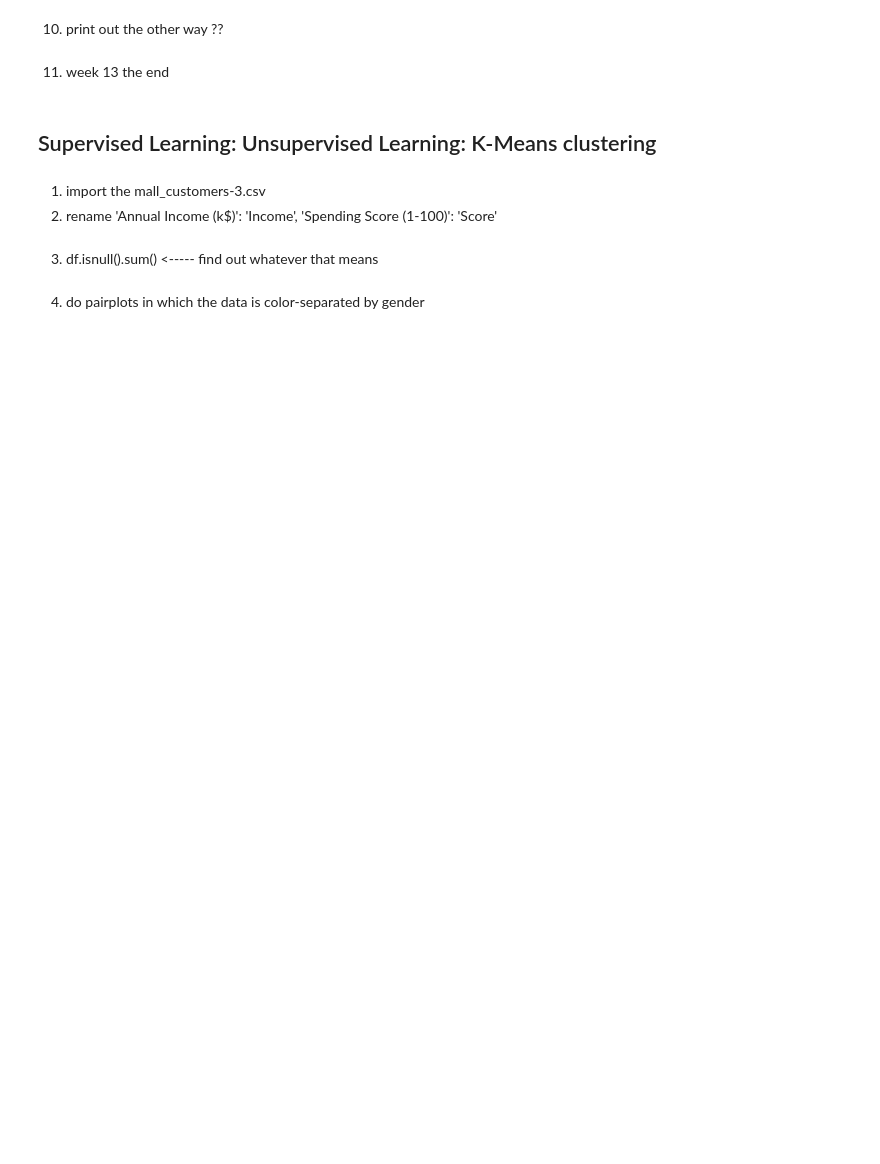
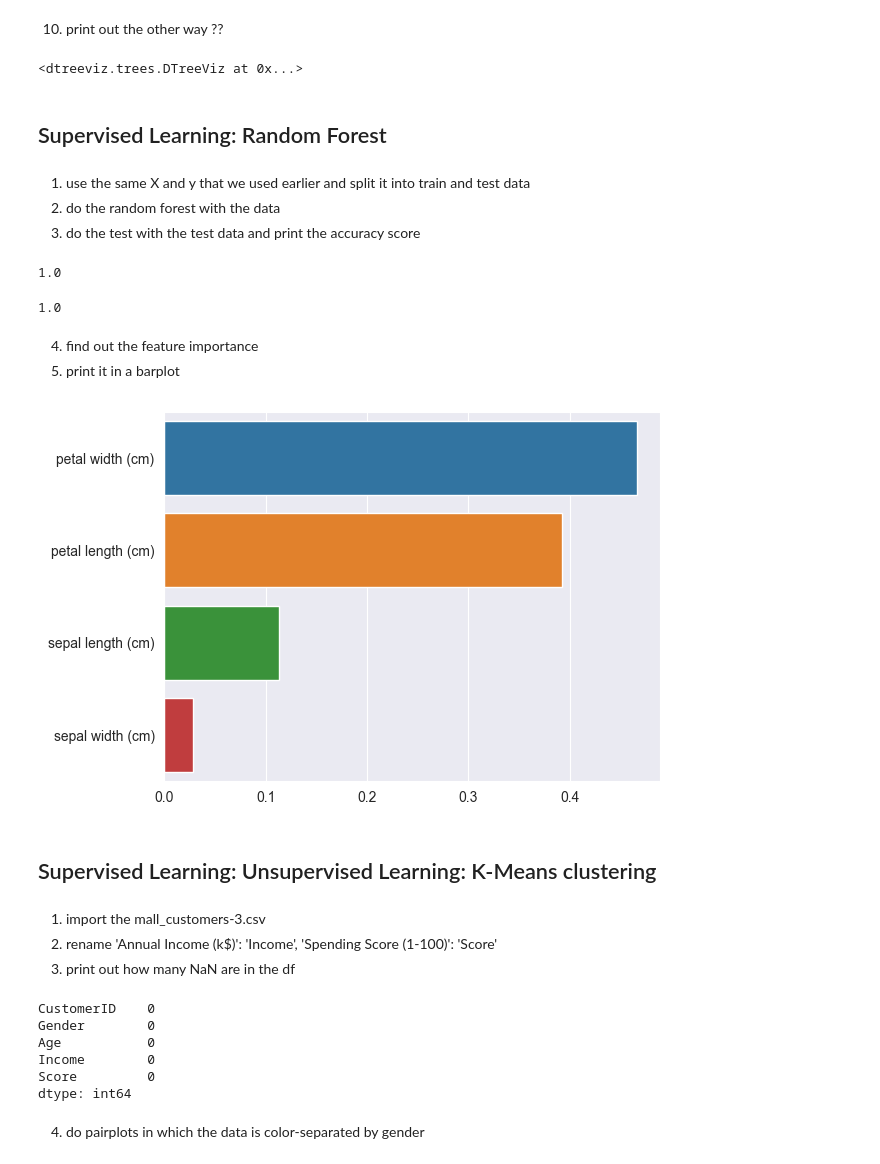
Before and after one commit to sonjaJolanda/BigDataSocialSciences, a Jupyter notebook: exercises_again_again/13-15_finals_summary.ipynb, the cells around one changed output. Drawn from its saved outputs; the diff is of its cells as text; code cells hidden in the pictures; blank space fills up the shorter version.

Commit message:
done until week 14, the middle

```diff
--- a/exercises_again_again/13-15_finals_summary.ipynb
+++ b/exercises_again_again/13-15_finals_summary.ipynb
@@ -55,7 +128,43 @@ import pydotplus
 # %% [markdown]
 10. print out the other way ??
-# %% [markdown]
-11. week 13 the end
+# %%
+from dtreeviz.trees import dtreeviz
+
+viz = dtreeviz(dec_tree_classifier,
+               iris['data'],
+               iris['target'],
+               target_name='species',
+               feature_names=np.array(iris['feature_names']),
+               class_names={0: 'setosa', 1: 'versicolor', 2: 'virginica'})
+viz
+# %% [output]
+<dtreeviz.trees.DTreeViz at 0x...>
+# %% [markdown]
+## Supervised Learning: Random Forest
+# %% [markdown]
+1. use the same X and y that we used earlier and split it into train and test data
+2. do the random forest with the data
+3. do the test with the test data and print the accuracy score
+# %%
+from sklearn.ensemble import RandomForestClassifier
+
+X_train, X_test, y_train, y_test = train_test_split(X, y, test_size=0.2, random_state=0)
+rf = RandomForestClassifier(n_estimators=100)
+rf.fit(X_train, y_train)
+y_prediction = rf.predict(X_test)
+metrics.accuracy_score(y_test, y_prediction)
+# %% [output]
+1.0
+1.0
+# %% [markdown]
+4. find out the feature importance
+5. print it in a barplot
+# %%
+feature_importance = pd.Series(rf.feature_importances_, index=iris.feature_names).sort_values(ascending=False)
+sns.barplot(x=feature_importance, y=feature_importance.index)
+plt.show()
+# %% [output]
+[figure, added]
 # %% [markdown]
 ## Supervised Learning: Unsupervised Learning: K-Means clustering
 # %%
@@ -69,7 +178,18 @@ from sklearn import datasets
 # %% [markdown]
 1. import the mall_customers-3.csv
 2. rename 'Annual Income (k$)': 'Income', 'Spending Score (1-100)': 'Score'
+3. print out how many NaN are in the df
-# %% [markdown]
-3. df.isnull().sum() <----- find out whatever that means
+# %%
+mall_customers = pd.read_csv('resources/mall_customers-3.csv')
+mall_customers.rename(index=str, columns={'Annual Income (k$)': 'Income', 'Spending Score (1-100)': 'Score'},
+                      inplace=True)
+mall_customers.isnull().sum()
+# %% [output]
+CustomerID    0
+Gender        0
+Age           0
+Income        0
+Score         0
+dtype: int64
 # %% [markdown]
 4. do pairplots in which the data is color-separated by gender
```
Also changed, not shown: parts of 24 cells of this notebook, 1 other file.
